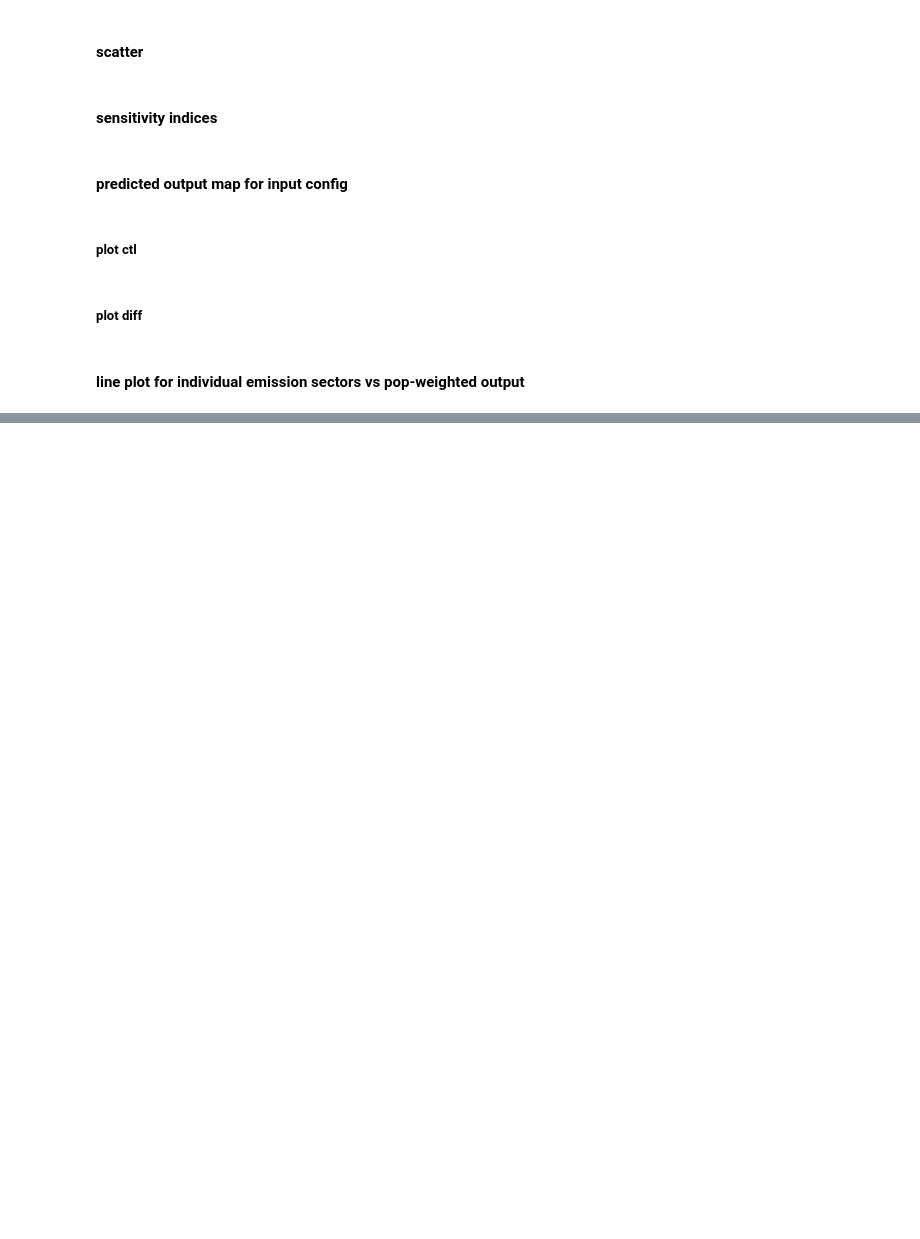
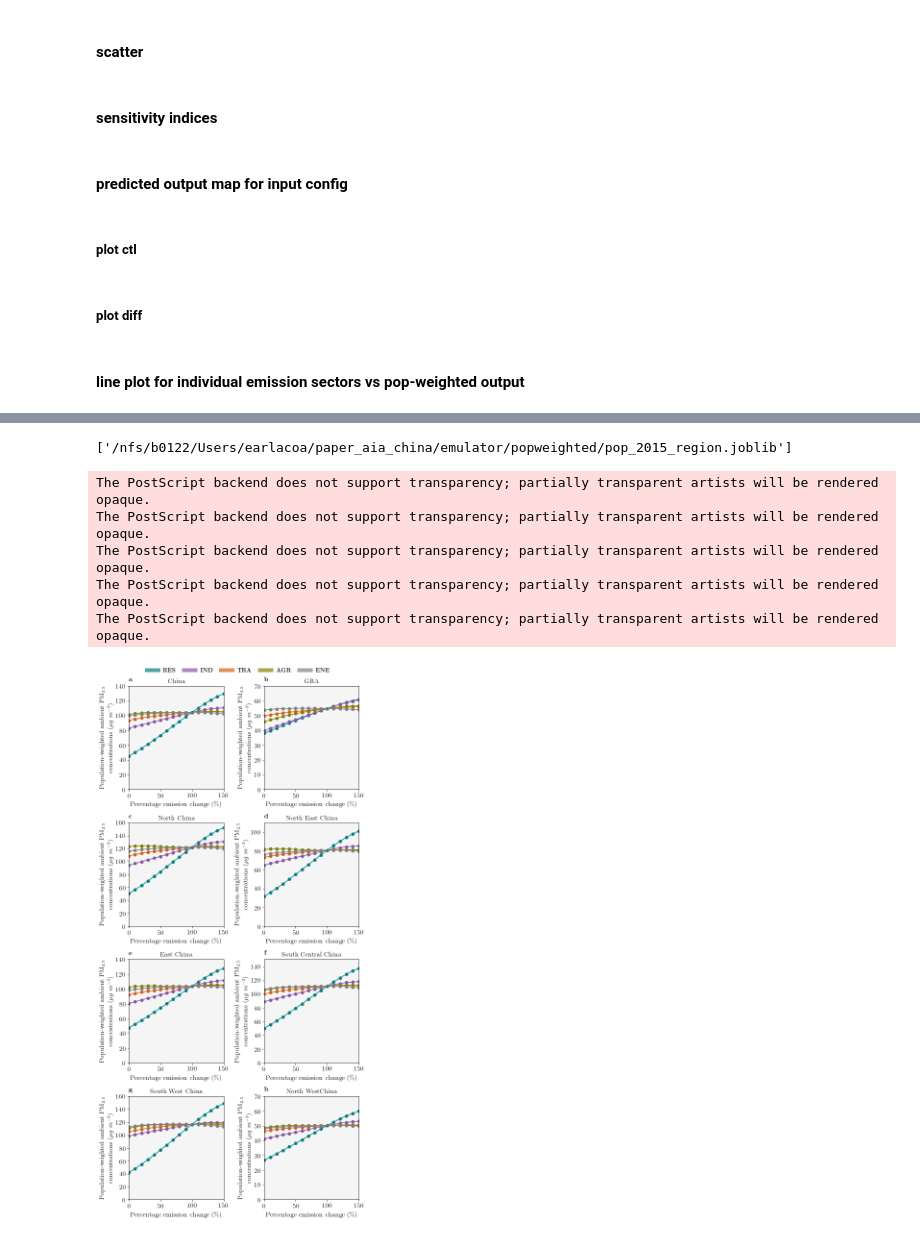
Before and after one commit to lukeconibear/emulator, a Jupyter notebook: emulator_plots.ipynb, the cells around one changed output, grey strips where cells are left out. Saved outputs shown, nothing was run; the diff lists cells and outputs as text; code cells hidden in the pictures; blank space fills up the shorter version.

```diff
--- a/emulator_plots.ipynb
+++ b/emulator_plots.ipynb
@@ -1047,0 +774,24 @@ for region_output, values in predictions.items():
+# %%
+popweighted = {}
+
+for matrix in matrix_stacked:
+    custom_inputs = matrix.reshape(1, -1)
+    filename = 'RES' + str(np.round(custom_inputs[0][0], decimals=1)) \
+                + '_IND' + str(np.round(custom_inputs[0][1], decimals=1)) \
+                + '_TRA' + str(np.round(custom_inputs[0][2], decimals=1)) \
+                + '_AGR' + str(np.round(custom_inputs[0][3], decimals=1)) \
+                + '_ENE' + str(np.round(custom_inputs[0][4], decimals=1))
+    with xr.open_dataset(path + output + '/ds_' + filename + '_' + output + '_popgrid.nc') as ds:
+        ds_custom_output = ds[output]
+
+    for region, shapefile in regions.items():
+        shp = gpd.read_file(shapefile)
+        shapes = [(shape, n) for n, shape in enumerate(shp.geometry)]
+        clip = rasterize(shapes, ds_custom_output.coords, longitude='lon', latitude='lat')
+        clipped_ds = ds_custom_output.where(clip==0, other=np.nan)
+        popweighted.update({region + '_' + output + '_' + filename: np.nansum((clipped_ds * pop_2015) / pop_2015_clipped[region].sum())})
+# %%
+joblib.dump(popweighted, '/nfs/b0122/Users/earlacoa/paper_aia_china/emulator/popweighted/popweighted_individual_inputs_region.joblib')
+joblib.dump(pop_2015_clipped, '/nfs/b0122/Users/earlacoa/paper_aia_china/emulator/popweighted/pop_2015_region.joblib')
+# %% [output]
+['/nfs/b0122/Users/earlacoa/paper_aia_china/emulator/popweighted/pop_2015_region.joblib']
@@ -1047,0 +856,41 @@ for region_output, values in predictions.items():
+# %%
+fig = plt.figure(1, figsize=(8, 16))
+gs = gridspec.GridSpec(4, 2)
+
+label = 'Population-weighted ambient PM$_{2.5}$\nconcentrations (${\\mu}g$ $m^{-3}$)'
+#label = 'Population-weighted ambient O$_{3}$ concentrations\n($ppb$)'
+
+make_plot(0, output, [item for item in popweighted.items() if 'china_' + output in item[0]], label, 'China')
+make_plot(1, output, [item for item in popweighted.items() if 'gba_' + output in item[0]], label, 'GBA')
+make_plot(2, output, [item for item in popweighted.items() if 'china_north_' + output in item[0]], label, 'North China')
+make_plot(3, output, [item for item in popweighted.items() if 'china_north_east_' + output in item[0]], label, 'North East China')
+make_plot(4, output, [item for item in popweighted.items() if 'china_east_' + output in item[0]], label, 'East China')
+make_plot(5, output, [item for item in popweighted.items() if 'china_south_central_' + output in item[0]], label, 'South Central China')
+make_plot(6, output, [item for item in popweighted.items() if 'china_south_west_' + output in item[0]], label, 'South West China')
+make_plot(7, output, [item for item in popweighted.items() if 'china_north_west_' + output in item[0]], label, 'North WestChina')
+
+leg_1 = matplotlib.lines.Line2D([], [], color='teal', linewidth=8.0, label=r'\textbf{RES}', alpha=0.7)
+leg_2 = matplotlib.lines.Line2D([], [], color='#8856a7', linewidth=8.0, label=r'\textbf{IND}', alpha=0.7)
+leg_3 = matplotlib.lines.Line2D([], [], color='#d95f0e', linewidth=8.0, label=r'\textbf{TRA}', alpha=0.7)
+leg_4 = matplotlib.lines.Line2D([], [], color='olive', linewidth=8.0, label=r'\textbf{AGR}', alpha=0.7)
+leg_5 = matplotlib.lines.Line2D([], [], color='grey', linewidth=8.0, label=r'\textbf{ENE}', alpha=0.7)
+
+gs.tight_layout(fig, rect=[0, 0, 1.0, 1.0])
+
+bb = (fig.subplotpars.left + 0.06, fig.subplotpars.top + 0.03, fig.subplotpars.right - fig.subplotpars.left - 0.1, 0.1)
+plt.legend(
+    fontsize=12, fancybox=True, loc='upper center', bbox_to_anchor=bb, ncol=5, frameon=False,
+    handles=[leg_1, leg_2, leg_3, leg_4, leg_5], mode='expand', borderaxespad=0.,
+    bbox_transform=fig.transFigure
+)
+
+plt.savefig('/nfs/a336/earlacoa/png/paper_aia_emulator/' + output + '_line-plot_all.png', dpi=700, alpha=True, bbox_inches='tight')
+plt.savefig('/nfs/a336/earlacoa/png/paper_aia_emulator/' + output + '_line-plot_all.eps', format='eps', dpi=700, alpha=True, bbox_inches='tight')
+plt.show()
+# %% [output]
+The PostScript backend does not support transparency; partially transparent artists will be rendered opaque.
+The PostScript backend does not support transparency; partially transparent artists will be rendered opaque.
+The PostScript backend does not support transparency; partially transparent artists will be rendered opaque.
+The PostScript backend does not support transparency; partially transparent artists will be rendered opaque.
+The PostScript backend does not support transparency; partially transparent artists will be rendered opaque.
+[figure, added]
```
Also changed, not shown: parts of 39 cells of this notebook, 4 other files.
